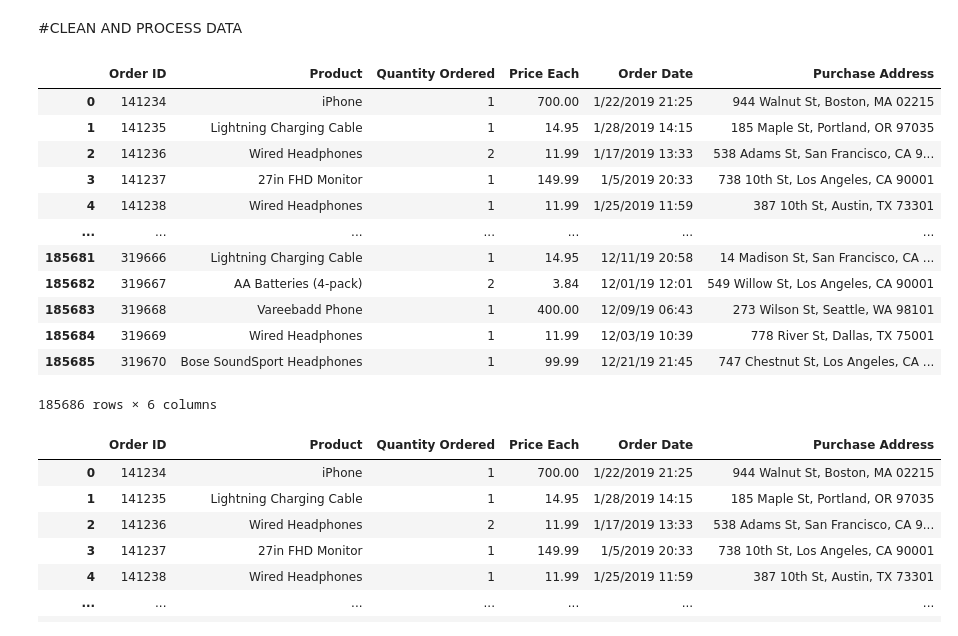
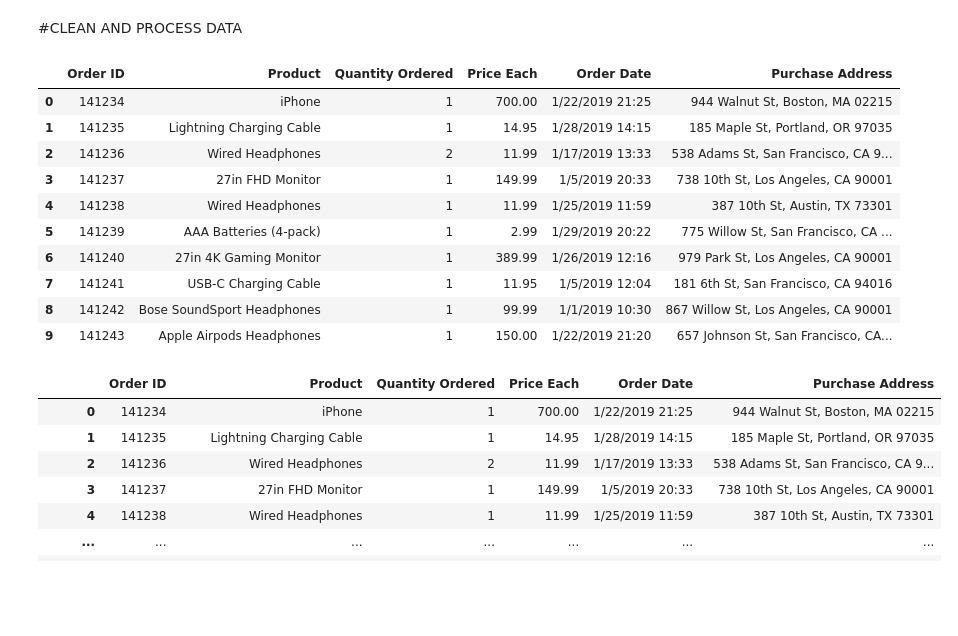
Before and after one commit to DLDNam/Final_intro_BDA, a Jupyter notebook: final_intro_BDA.ipynb, the cells around one changed output. Saved outputs shown, nothing was run; the diff lists cells and outputs as text; code cells hidden in the pictures; blank space fills up the shorter version.

```diff
--- a/final_intro_BDA.ipynb
+++ b/final_intro_BDA.ipynb
@@ -8,21 +8,19 @@ import matplotlib.pyplot as plt
 #CLEAN AND PROCESS DATA
 # %%
 my_df = pd.read_csv('sales2019.csv')
-my_df
+my_df.head(10)
 # %% [output]
 |  | Order ID | Product | Quantity Ordered | Price Each | Order Date | Purchase Address |
 | 0 | 141234 | iPhone | 1 | 700.00 | 1/22/2019 21:25 | 944 Walnut St, Boston, MA 02215 |
 | 1 | 141235 | Lightning Charging Cable | 1 | 14.95 | 1/28/2019 14:15 | 185 Maple St, Portland, OR 97035 |
 | 2 | 141236 | Wired Headphones | 2 | 11.99 | 1/17/2019 13:33 | 538 Adams St, San Francisco, CA 9... |
 | 3 | 141237 | 27in FHD Monitor | 1 | 149.99 | 1/5/2019 20:33 | 738 10th St, Los Angeles, CA 90001 |
 | 4 | 141238 | Wired Headphones | 1 | 11.99 | 1/25/2019 11:59 | 387 10th St, Austin, TX 73301 |
-| ... | ... | ... | ... | ... | ... | ... |
-| 185681 | 319666 | Lightning Charging Cable | 1 | 14.95 | 12/11/19 20:58 | 14 Madison St, San Francisco, CA ... |
-| 185682 | 319667 | AA Batteries (4-pack) | 2 | 3.84 | 12/01/19 12:01 | 549 Willow St, Los Angeles, CA 90001 |
-| 185683 | 319668 | Vareebadd Phone | 1 | 400.00 | 12/09/19 06:43 | 273 Wilson St, Seattle, WA 98101 |
-| 185684 | 319669 | Wired Headphones | 1 | 11.99 | 12/03/19 10:39 | 778 River St, Dallas, TX 75001 |
-| 185685 | 319670 | Bose SoundSport Headphones | 1 | 99.99 | 12/21/19 21:45 | 747 Chestnut St, Los Angeles, CA ... |
+| 5 | 141239 | AAA Batteries (4-pack) | 1 | 2.99 | 1/29/2019 20:22 | 775 Willow St, San Francisco, CA ... |
+| 6 | 141240 | 27in 4K Gaming Monitor | 1 | 389.99 | 1/26/2019 12:16 | 979 Park St, Los Angeles, CA 90001 |
+| 7 | 141241 | USB-C Charging Cable | 1 | 11.95 | 1/5/2019 12:04 | 181 6th St, San Francisco, CA 94016 |
+| 8 | 141242 | Bose SoundSport Headphones | 1 | 99.99 | 1/1/2019 10:30 | 867 Willow St, Los Angeles, CA 90001 |
+| 9 | 141243 | Apple Airpods Headphones | 1 | 150.00 | 1/22/2019 21:20 | 657 Johnson St, San Francisco, CA... |
-185686 rows × 6 columns
 # %%
 my_df = my_df.dropna(how = 'all')
 my_df = my_df[my_df['Product'] != 'Product']
```
Also changed, not shown: 19 other files.
